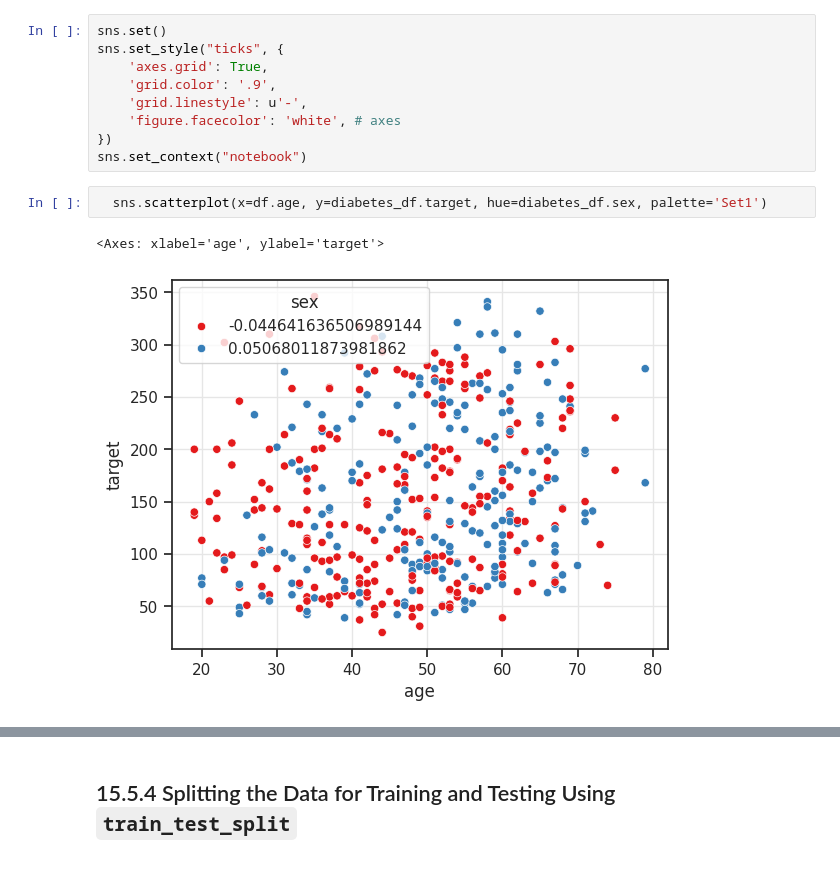
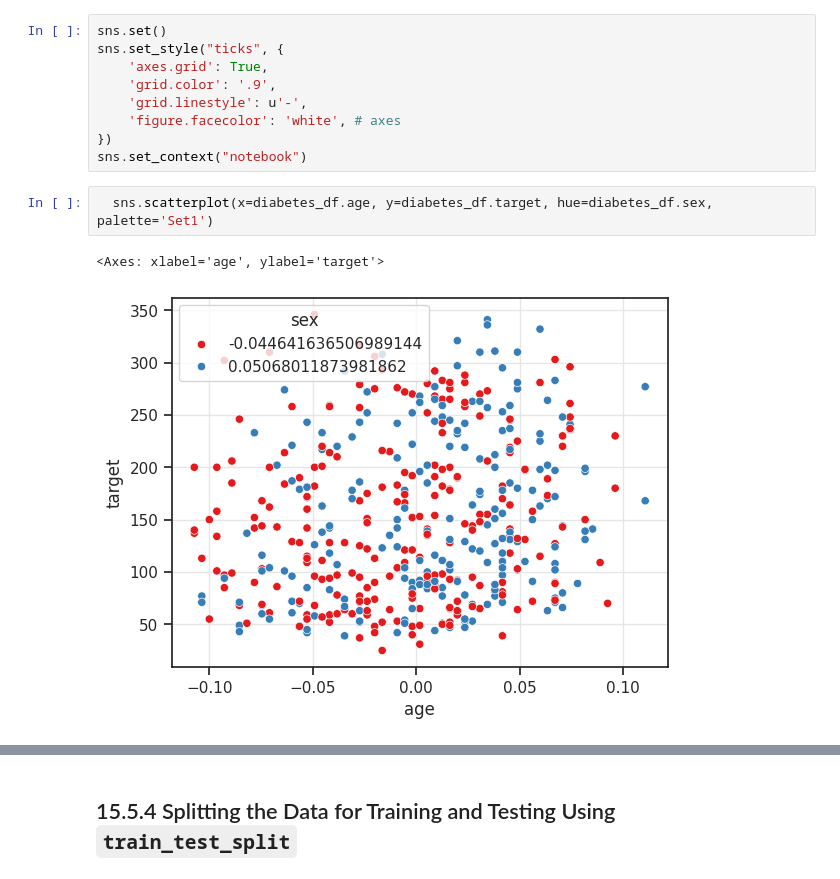
Before and after one commit to mjfoster1313/Matts-Repo, a Jupyter notebook: 15_15_week2hw.ipynb, the cells around one changed output, grey strips where cells are left out. Cells and saved outputs as stored; diff of their text form.

```diff
--- a/15_15_week2hw.ipynb
+++ b/15_15_week2hw.ipynb
@@ -139,10 +101,10 @@ sns.set_style("ticks", {
 })
 sns.set_context("notebook")
 # %%
-  sns.scatterplot(x=df.age, y=diabetes_df.target, hue=diabetes_df.sex, palette='Set1')
+  sns.scatterplot(x=diabetes_df.age, y=diabetes_df.target, hue=diabetes_df.sex, palette='Set1')
 # %% [output]
 <Axes: xlabel='age', ylabel='target'>
-[figure, old version]
+[figure, new version]
 # %% [markdown]
 <!-- ![California Housing Dataset scatterplot of Median House Value vs. Median Income](./ch14images/medincome.png "California Housing Dataset scatterplot of Median House Value vs. Median Income")
  ![California Housing Dataset scatterplot of Median House Value vs. House Age](./ch14images/houseage.png "California Housing Dataset scatterplot of Median House Value vs. House Age")
```
Also changed, not shown: parts of 11 cells of this notebook.
